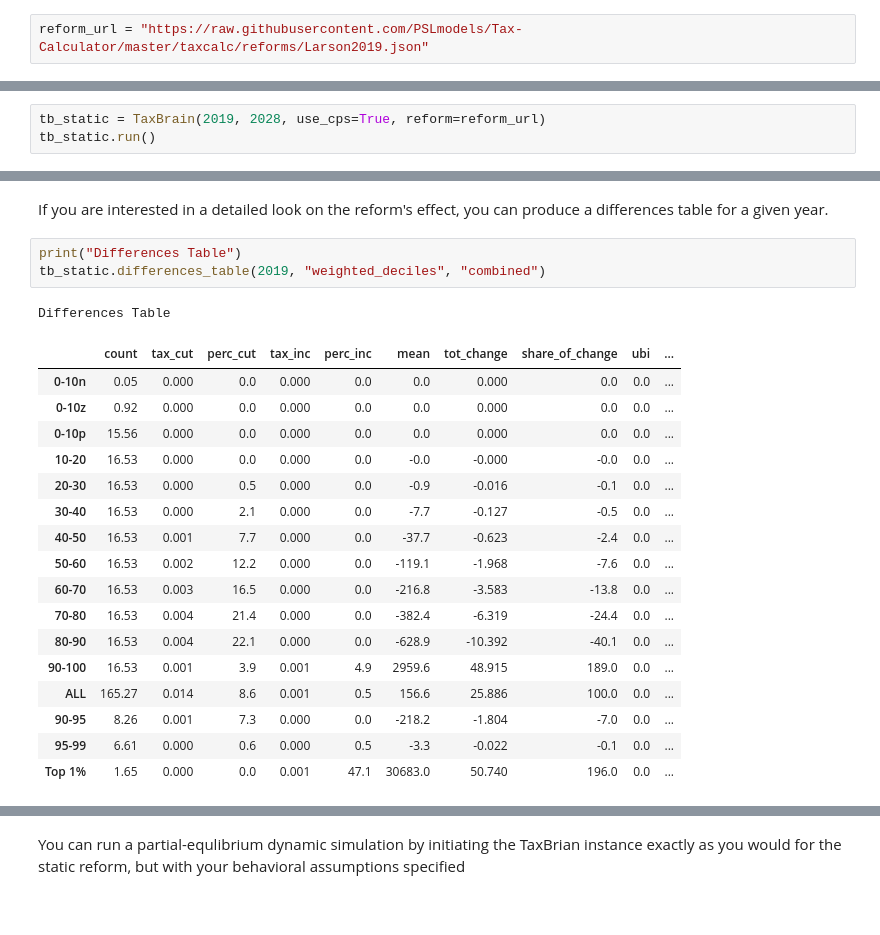
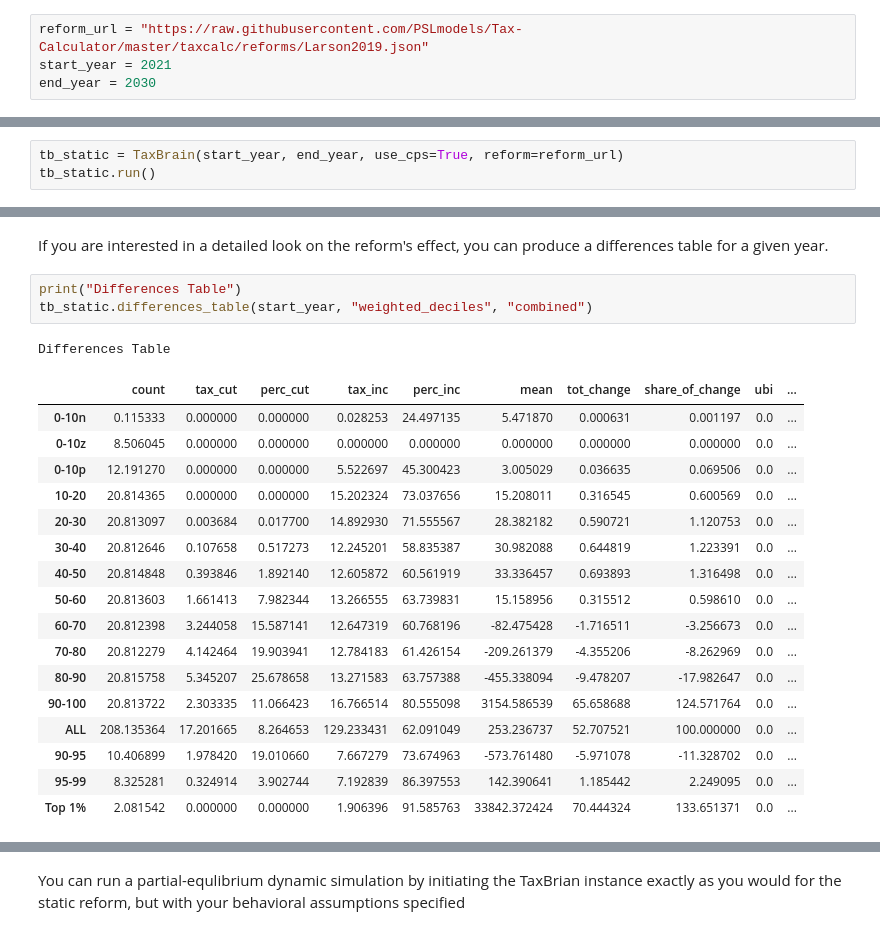
Before and after one commit to PSLmodels/Tax-Brain, a Jupyter notebook: example.ipynb, the cells around one changed output, grey strips where cells are left out. Cells and saved outputs as stored; diff of their text form.

```diff
--- a/example.ipynb
+++ b/example.ipynb
@@ -5,5 +5,7 @@ from taxbrain import TaxBrain
 # %%
 reform_url = "https://raw.githubusercontent.com/PSLmodels/Tax-Calculator/master/taxcalc/reforms/Larson2019.json"
+start_year = 2021
+end_year = 2030
 # %% [markdown]
 # Static Reform
 
@@ -11,7 +13,7 @@ After importing the `TaxBrain` class from the `taxbrain` package, we initiate an
 
 Once the class has been initiated, the `run()` method will handle executing each model
 # %%
-tb_static = TaxBrain(2019, 2028, use_cps=True, reform=reform_url)
+tb_static = TaxBrain(start_year, end_year, use_cps=True, reform=reform_url)
 tb_static.run()
 # %% [markdown]
 Once the calculators have been run, you can produce a number of tables, including a weighted total of a given variable each year under both current law and the user reform.
@@ -28,23 +30,23 @@ Combined Tax Liability Over the Budget Window
 If you are interested in a detailed look on the reform's effect, you can produce a differences table for a given year.
 # %%
 print("Differences Table")
-tb_static.differences_table(2019, "weighted_deciles", "combined")
+tb_static.differences_table(start_year, "weighted_deciles", "combined")
 # %% [output]
 Differences Table
 |  | count | tax_cut | perc_cut | tax_inc | perc_inc | mean | tot_change | share_of_change | ubi | ... |
-| 0-10n | 0.05 | 0.000 | 0.0 | 0.000 | 0.0 | 0.0 | 0.000 | 0.0 | 0.0 | ... |
-| 0-10z | 0.92 | 0.000 | 0.0 | 0.000 | 0.0 | 0.0 | 0.000 | 0.0 | 0.0 | ... |
-| 0-10p | 15.56 | 0.000 | 0.0 | 0.000 | 0.0 | 0.0 | 0.000 | 0.0 | 0.0 | ... |
-| 10-20 | 16.53 | 0.000 | 0.0 | 0.000 | 0.0 | -0.0 | -0.000 | -0.0 | 0.0 | ... |
-| 20-30 | 16.53 | 0.000 | 0.5 | 0.000 | 0.0 | -0.9 | -0.016 | -0.1 | 0.0 | ... |
-| 30-40 | 16.53 | 0.000 | 2.1 | 0.000 | 0.0 | -7.7 | -0.127 | -0.5 | 0.0 | ... |
-| 40-50 | 16.53 | 0.001 | 7.7 | 0.000 | 0.0 | -37.7 | -0.623 | -2.4 | 0.0 | ... |
-| 50-60 | 16.53 | 0.002 | 12.2 | 0.000 | 0.0 | -119.1 | -1.968 | -7.6 | 0.0 | ... |
-| 60-70 | 16.53 | 0.003 | 16.5 | 0.000 | 0.0 | -216.8 | -3.583 | -13.8 | 0.0 | ... |
-| 70-80 | 16.53 | 0.004 | 21.4 | 0.000 | 0.0 | -382.4 | -6.319 | -24.4 | 0.0 | ... |
-| 80-90 | 16.53 | 0.004 | 22.1 | 0.000 | 0.0 | -628.9 | -10.392 | -40.1 | 0.0 | ... |
-| 90-100 | 16.53 | 0.001 | 3.9 | 0.001 | 4.9 | 2959.6 | 48.915 | 189.0 | 0.0 | ... |
-| ALL | 165.27 | 0.014 | 8.6 | 0.001 | 0.5 | 156.6 | 25.886 | 100.0 | 0.0 | ... |
-| 90-95 | 8.26 | 0.001 | 7.3 | 0.000 | 0.0 | -218.2 | -1.804 | -7.0 | 0.0 | ... |
-| 95-99 | 6.61 | 0.000 | 0.6 | 0.000 | 0.5 | -3.3 | -0.022 | -0.1 | 0.0 | ... |
-| Top 1% | 1.65 | 0.000 | 0.0 | 0.001 | 47.1 | 30683.0 | 50.740 | 196.0 | 0.0 | ... |
+| 0-10n | 0.115333 | 0.000000 | 0.000000 | 0.028253 | 24.497135 | 5.471870 | 0.000631 | 0.001197 | 0.0 | ... |
+| 0-10z | 8.506045 | 0.000000 | 0.000000 | 0.000000 | 0.000000 | 0.000000 | 0.000000 | 0.000000 | 0.0 | ... |
+| 0-10p | 12.191270 | 0.000000 | 0.000000 | 5.522697 | 45.300423 | 3.005029 | 0.036635 | 0.069506 | 0.0 | ... |
+| 10-20 | 20.814365 | 0.000000 | 0.000000 | 15.202324 | 73.037656 | 15.208011 | 0.316545 | 0.600569 | 0.0 | ... |
+| 20-30 | 20.813097 | 0.003684 | 0.017700 | 14.892930 | 71.555567 | 28.382182 | 0.590721 | 1.120753 | 0.0 | ... |
+| 30-40 | 20.812646 | 0.107658 | 0.517273 | 12.245201 | 58.835387 | 30.982088 | 0.644819 | 1.223391 | 0.0 | ... |
+| 40-50 | 20.814848 | 0.393846 | 1.892140 | 12.605872 | 60.561919 | 33.336457 | 0.693893 | 1.316498 | 0.0 | ... |
+| 50-60 | 20.813603 | 1.661413 | 7.982344 | 13.266555 | 63.739831 | 15.158956 | 0.315512 | 0.598610 | 0.0 | ... |
+| 60-70 | 20.812398 | 3.244058 | 15.587141 | 12.647319 | 60.768196 | -82.475428 | -1.716511 | -3.256673 | 0.0 | ... |
+| 70-80 | 20.812279 | 4.142464 | 19.903941 | 12.784183 | 61.426154 | -209.261379 | -4.355206 | -8.262969 | 0.0 | ... |
+| 80-90 | 20.815758 | 5.345207 | 25.678658 | 13.271583 | 63.757388 | -455.338094 | -9.478207 | -17.982647 | 0.0 | ... |
+| 90-100 | 20.813722 | 2.303335 | 11.066423 | 16.766514 | 80.555098 | 3154.586539 | 65.658688 | 124.571764 | 0.0 | ... |
+| ALL | 208.135364 | 17.201665 | 8.264653 | 129.233431 | 62.091049 | 253.236737 | 52.707521 | 100.000000 | 0.0 | ... |
+| 90-95 | 10.406899 | 1.978420 | 19.010660 | 7.667279 | 73.674963 | -573.761480 | -5.971078 | -11.328702 | 0.0 | ... |
+| 95-99 | 8.325281 | 0.324914 | 3.902744 | 7.192839 | 86.397553 | 142.390641 | 1.185442 | 2.249095 | 0.0 | ... |
+| Top 1% | 2.081542 | 0.000000 | 0.000000 | 1.906396 | 91.585763 | 33842.372424 | 70.444324 | 133.651371 | 0.0 | ... |
```
Also changed, not shown: parts of 8 cells of this notebook, 2 other files.
